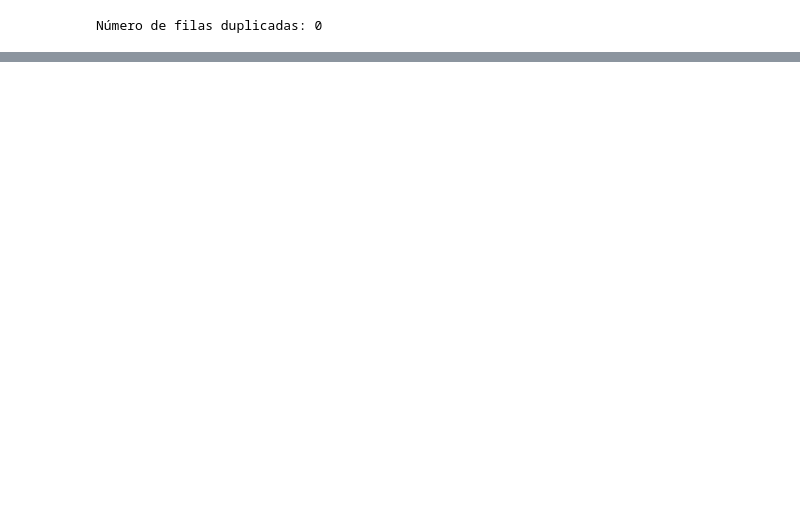
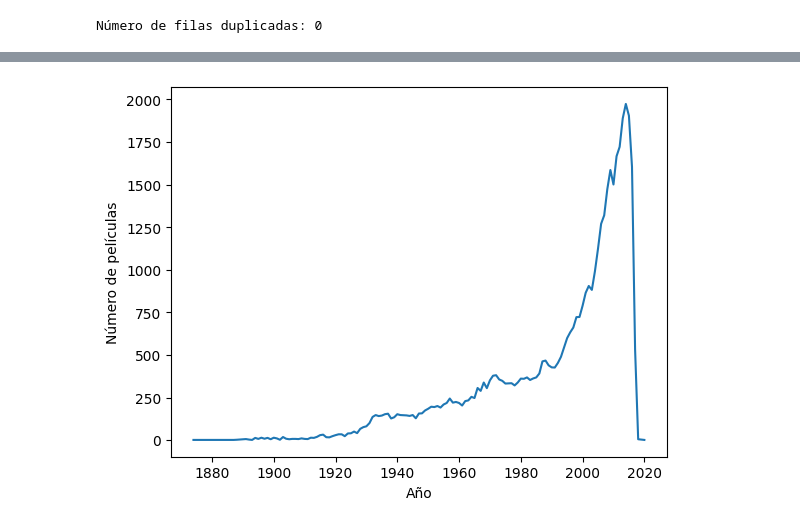
Before and after one commit to CASA27/MLOPs, a Jupyter notebook: eda.ipynb, the cells around one changed output, grey strips where cells are left out. Saved outputs shown, nothing was run; the diff lists cells and outputs as text; code cells hidden in the pictures; blank space fills up the shorter version.

```diff
--- a/eda.ipynb
+++ b/eda.ipynb
@@ -126,0 +80,9 @@ plt.show()
+# %%
+peliculas_anio = data['release_year'].value_counts().sort_index()
+
+plt.plot(peliculas_anio.index, peliculas_anio.values)
+plt.xlabel('Año')
+plt.ylabel('Número de películas')
+plt.show()
+# %% [output]
+[figure, added]
```
Also changed, not shown: parts of 31 cells of this notebook, 2 other files.
